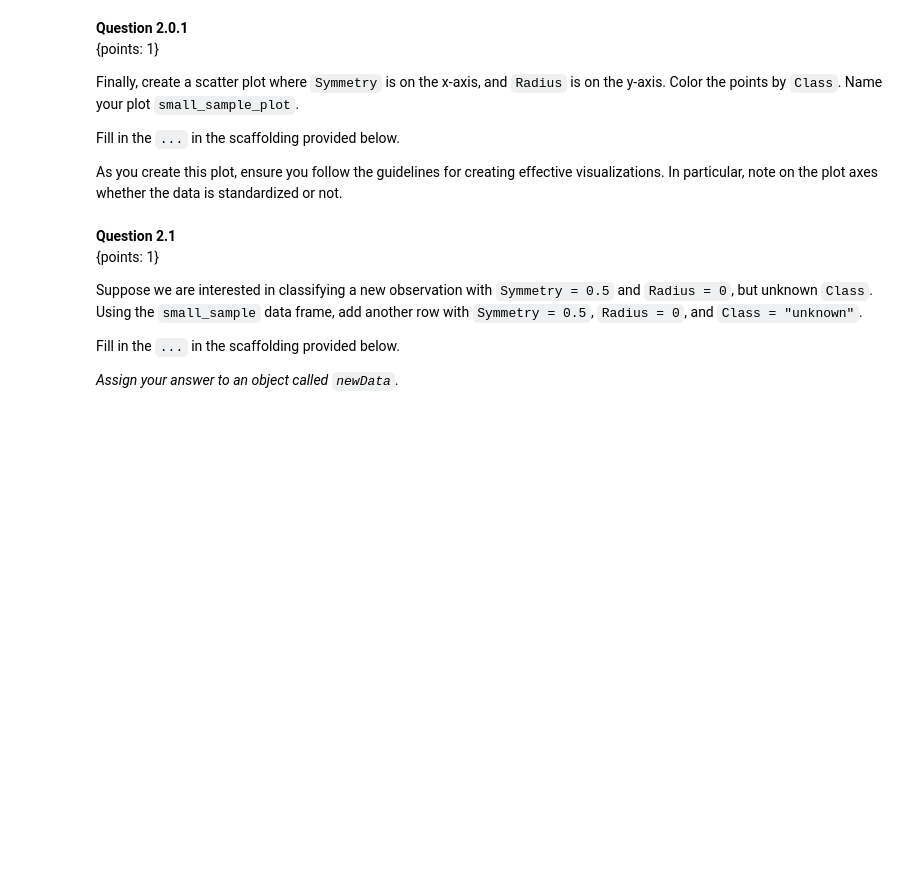
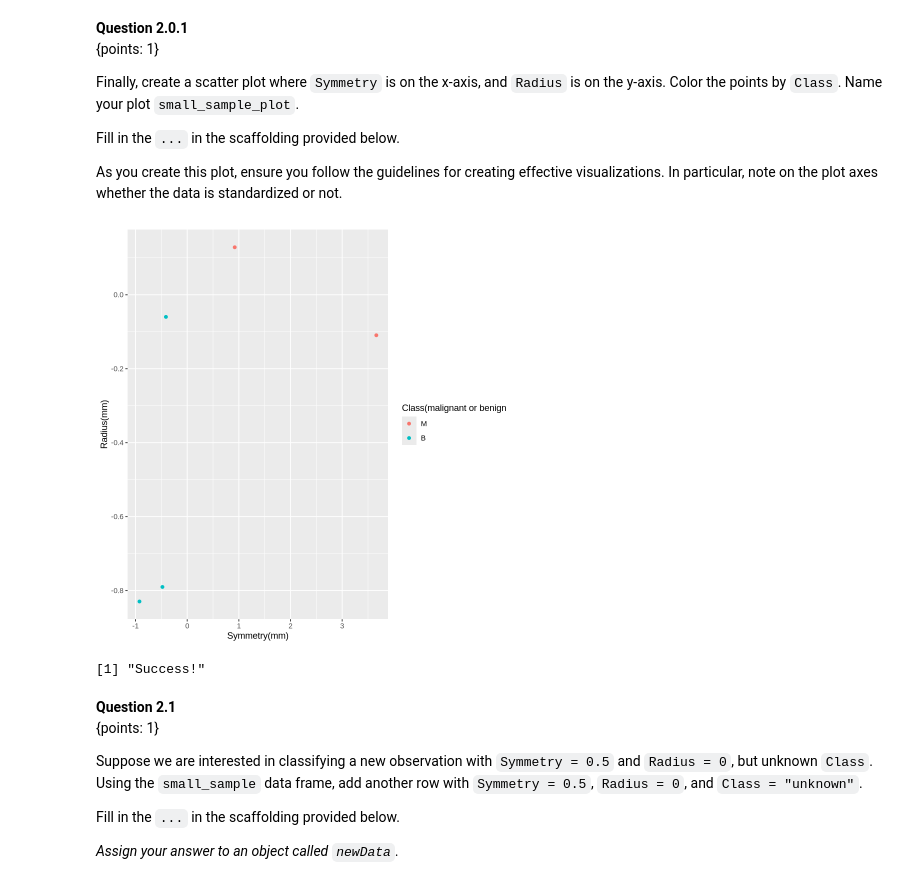
Before and after one commit to ca-vas/dsci-100-student, a Jupyter notebook: materials/R/worksheet_classification1/worksheet_classification1.ipynb, the cells around one changed output. Cells and saved outputs as stored; diff of their text form; code cells hidden in the pictures; blank space fills up the shorter version.

```diff
--- a/materials/R/worksheet_classification1/worksheet_classification1.ipynb
+++ b/materials/R/worksheet_classification1/worksheet_classification1.ipynb
@@ -500,13 +532,13 @@ We will focus on the predictors Symmetry and Radius only. Thus, we will need to
 
 Fill in the `...` in the scaffolding provided below.
 # %%
-#set.seed(20)
-#... <- cancer |>
-#    slice_sample(n = ...) |>
-#    select(...)
+set.seed(20)
+small_sample <- cancer |>
+    slice_sample(n =5) |>
+    select(Symmetry,Radius, Class)
 
 # your code here
-fail() # No Answer - remove if you provide an answer
+# No Answer - remove if you provide an answer
 # %%
 library(digest)
 stopifnot("small_sample should be a data frame"= setequal(digest(paste(toString('data.frame' %in% class(small_sample)), "6f4ef")), "9f87d72229dfb8b63b40f25e54ca8070"))
@@ -528,14 +562,16 @@ Fill in the `...` in the scaffolding provided below.
 
 As you create this plot, ensure you follow the guidelines for creating effective visualizations. In particular, note on the plot axes whether the data is standardized or not.
 # %%
-#... <- ...|>
-#    ggplot(...) +
-#        geom_...() +
-#        ...
+small_sample_plot <- small_sample |>
+ggplot(aes(x=Symmetry,y=Radius,colour= Class)) +
+        geom_point() +
+        labs(x="Symmetry(mm)", y="Radius(mm)", colour="Class(malignant or benign")
 
 # your code here
-fail() # No Answer - remove if you provide an answer
+# No Answer - remove if you provide an answer
 small_sample_plot
+# %% [output]
+[figure, added]
 # %%
 library(digest)
 stopifnot("type of plot is not correct (if you are using two types of geoms, try flipping the order of the geom objects!)"= setequal(digest(paste(toString(sapply(seq_len(length(small_sample_plot$layers)), function(i) {c(class(small_sample_plot$layers[[i]]$geom))[1]})), "215c2")), "2fefbb8ee5db9a4a89370fbc2cbb571e"))
@@ -560,6 +596,8 @@ stopifnot("values in one or more character columns in small_sample_plot$data are
 stopifnot("values in one or more factor columns in small_sample_plot$data are not correct"= setequal(digest(paste(toString(if (any(sapply(small_sample_plot$data, is.factor))) sum(sapply(small_sample_plot$data[, sapply(small_sample_plot$data, is.factor)], function(col) length(unique(col)))) else 0), "215c3")), "46fe015f1241abf428583c9d02c34ad6"))
 
 print('Success!')
+# %% [output]
+[1] "Success!"
 # %% [markdown]
 **Question 2.1**
 <br> {points: 1}
```
Also changed, not shown: parts of 54 cells of this notebook.
